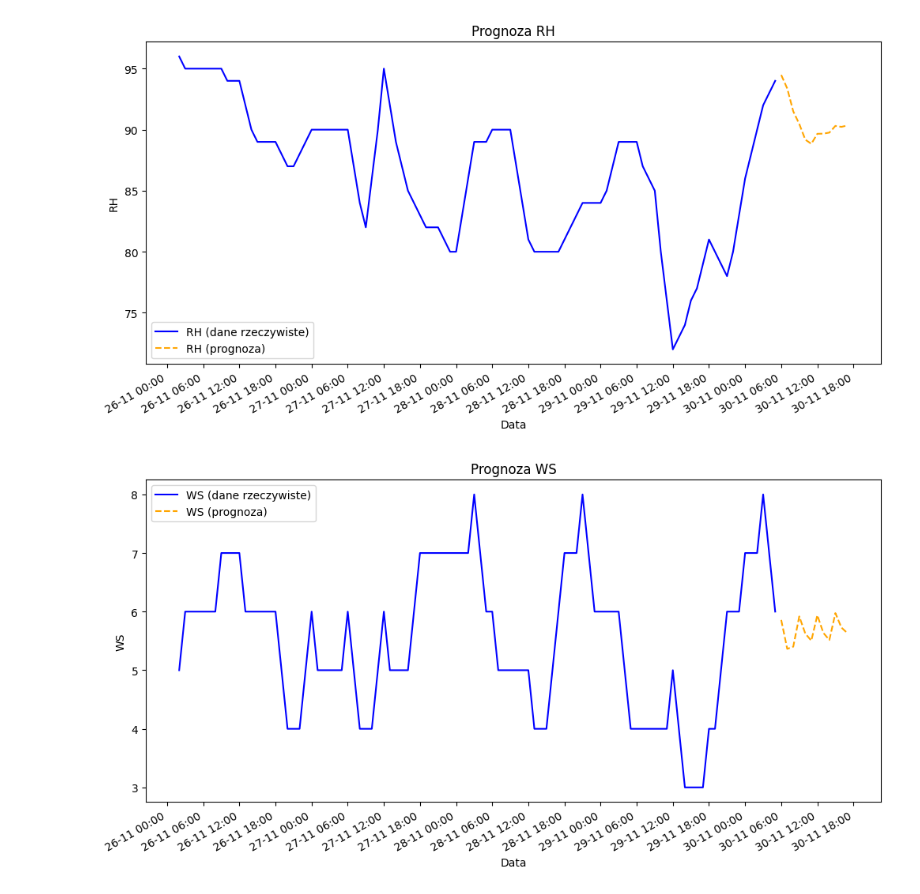
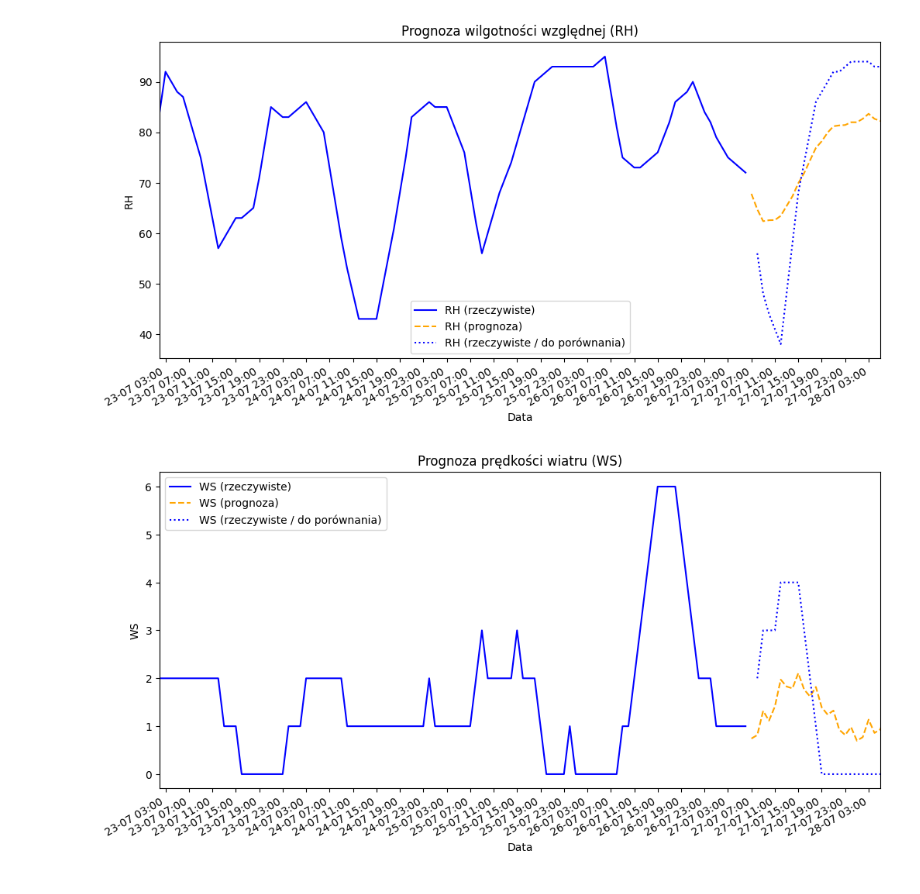
Before and after one commit to Perovsky56/VectorAutoRegression-Project, a Jupyter notebook: VAR01.ipynb, the cells around one changed output. Saved outputs shown, nothing was run; the diff lists cells and outputs as text; code cells hidden in the pictures.

Commit message:
Change learning method, compare preds with val on plots

```diff
--- a/VAR01.ipynb
+++ b/VAR01.ipynb
@@ -9,7 +9,7 @@ import matplotlib.dates as mdates
 import re
 
 with open('wmo121000iso.txt', 'r', encoding='ISO-8859-2') as file:
-    lines = file.readlines()[1:8000]
+    lines = file.readlines()[1:5000]
 
 data = [re.split(r'\s+', line.strip()) for line in lines]
 
@@ -59,7 +59,8 @@ df.head(5)
 5 rows × 46 columns
 # %%
 selected_columns = ['DBT', 'RH', 'WS']
-df_selected = df[selected_columns]
+n_hours = 24
+df_selected = df[selected_columns][:-n_hours+1]
 # %%
 def test_stationarity(timeseries):
     result = adfuller(timeseries)
@@ -76,11 +77,11 @@ for column in selected_columns:
 df_selected_diff = df_selected.diff().dropna()
 
 model = VAR(df_selected_diff)
-model_fitted = model.fit(maxlags=15, ic='aic')
+lag_order = model.select_order(maxlags=50)  # Test up to 30 lags
+print(lag_order.summary())
+model_fitted = model.fit(lag_order.aic)
 
 print(model_fitted.summary())
-
-n_hours = 12
 
 last_values = df_selected_diff.values[-model_fitted.k_ar:]
 
@@ -145,30 +149,36 @@ plt.show()
 # %%
 plt.figure(figsize=(12, 6))
-plt.plot(df_selected.index[-100:], df_selected['RH'].values[-100:], label='RH (dane rzeczywiste)', color='blue')
+plt.plot(df.index[-100 - n_hours:-n_hours+1], df['RH'].values[-100 - n_hours:-n_hours+1], label='RH (rzeczywiste)', color='blue')
 plt.plot(forecast_level.index, forecast_level['RH'], label='RH (prognoza)', color='orange', linestyle='--')
+plt.plot(df.index[-n_hours+2:], df['RH'].values[-n_hours+2:], label='RH (rzeczywiste / do porównania)', color='blue', linestyle=':')
 
-plt.title('Prognoza RH')
+plt.xlim(df.index[-100 - n_hours], df.index[-1])
+
+plt.title('Prognoza wilgotności względnej (RH)')
 plt.xlabel('Data')
 plt.ylabel('RH')
 plt.gca().xaxis.set_major_formatter(mdates.DateFormatter('%d-%m %H:%M'))
-plt.gca().xaxis.set_major_locator(mdates.HourLocator(interval=6))
+plt.gca().xaxis.set_major_locator(mdates.HourLocator(interval=4))
 plt.legend()
 plt.gcf().autofmt_xdate()
 plt.show()
 # %% [output]
-[figure, old version]
+[figure, new version]
 # %%
 plt.figure(figsize=(12, 6))
-plt.plot(df_selected.index[-100:], df_selected['WS'].values[-100:], label='WS (dane rzeczywiste)', color='blue')
+plt.plot(df.index[-100 - n_hours:-n_hours+1], df['WS'].values[-100 - n_hours:-n_hours+1], label='WS (rzeczywiste)', color='blue')
 plt.plot(forecast_level.index, forecast_level['WS'], label='WS (prognoza)', color='orange', linestyle='--')
+plt.plot(df.index[-n_hours+2:], df['WS'].values[-n_hours+2:], label='WS (rzeczywiste / do porównania)', color='blue', linestyle=':')
 
-plt.title('Prognoza WS')
+plt.xlim(df.index[-100 - n_hours], df.index[-1])
+
+plt.title('Prognoza prędkości wiatru (WS)')
 plt.xlabel('Data')
 plt.ylabel('WS')
 plt.gca().xaxis.set_major_formatter(mdates.DateFormatter('%d-%m %H:%M'))
-plt.gca().xaxis.set_major_locator(mdates.HourLocator(interval=6))
+plt.gca().xaxis.set_major_locator(mdates.HourLocator(interval=4))
 plt.legend()
 plt.gcf().autofmt_xdate()
 plt.show()
 # %% [output]
-[figure, old version]
+[figure, new version]
```
Also changed, not shown: parts of 4 cells of this notebook.
